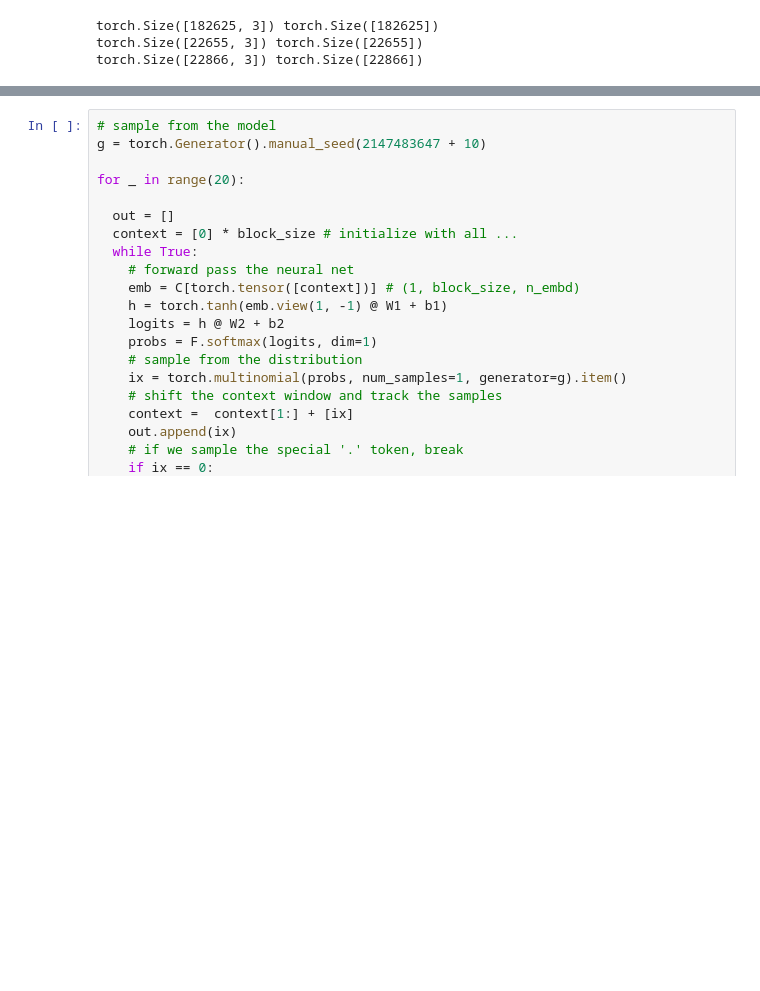
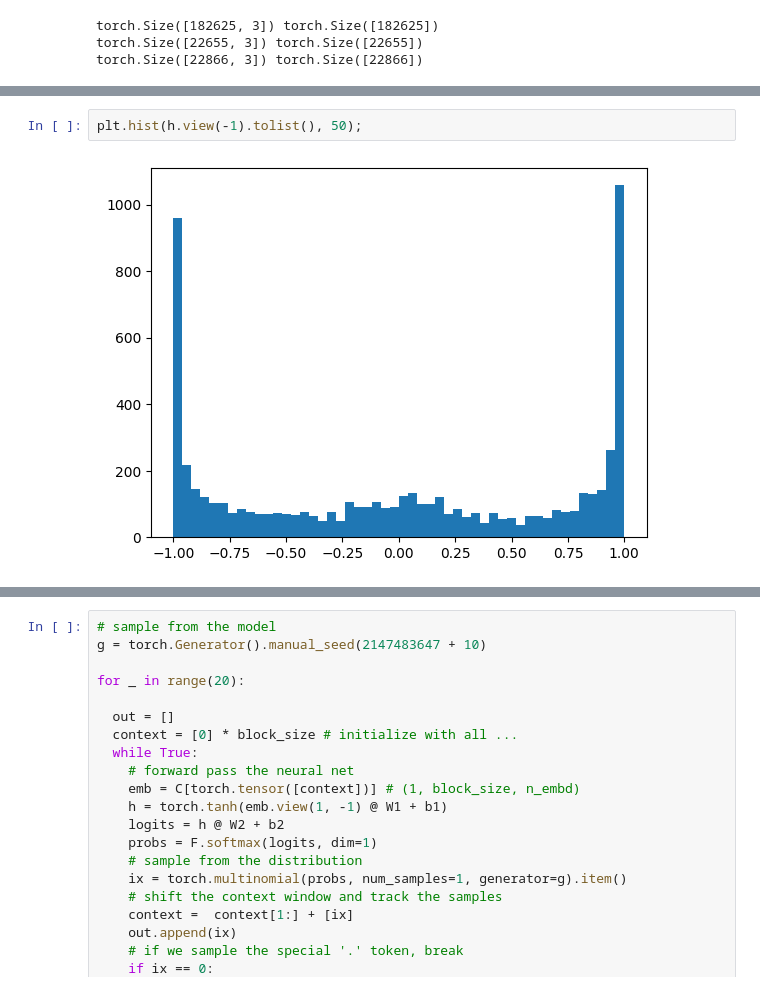
Before and after one commit to tchalfpenny/makemore, a Jupyter notebook: makemore_p3_bn.ipynb, the cells around one changed output, grey strips where cells are left out. Saved outputs shown, nothing was run; the diff lists cells and outputs as text; blank space fills up the shorter version.

```diff
--- a/makemore_p3_bn.ipynb
+++ b/makemore_p3_bn.ipynb
@@ -133,0 +142,4 @@ for i in range(max_steps):
+# %%
+plt.hist(h.view(-1).tolist(), 50);
+# %% [output]
+[figure, added]
```
Also changed, not shown: parts of 7 cells of this notebook.
